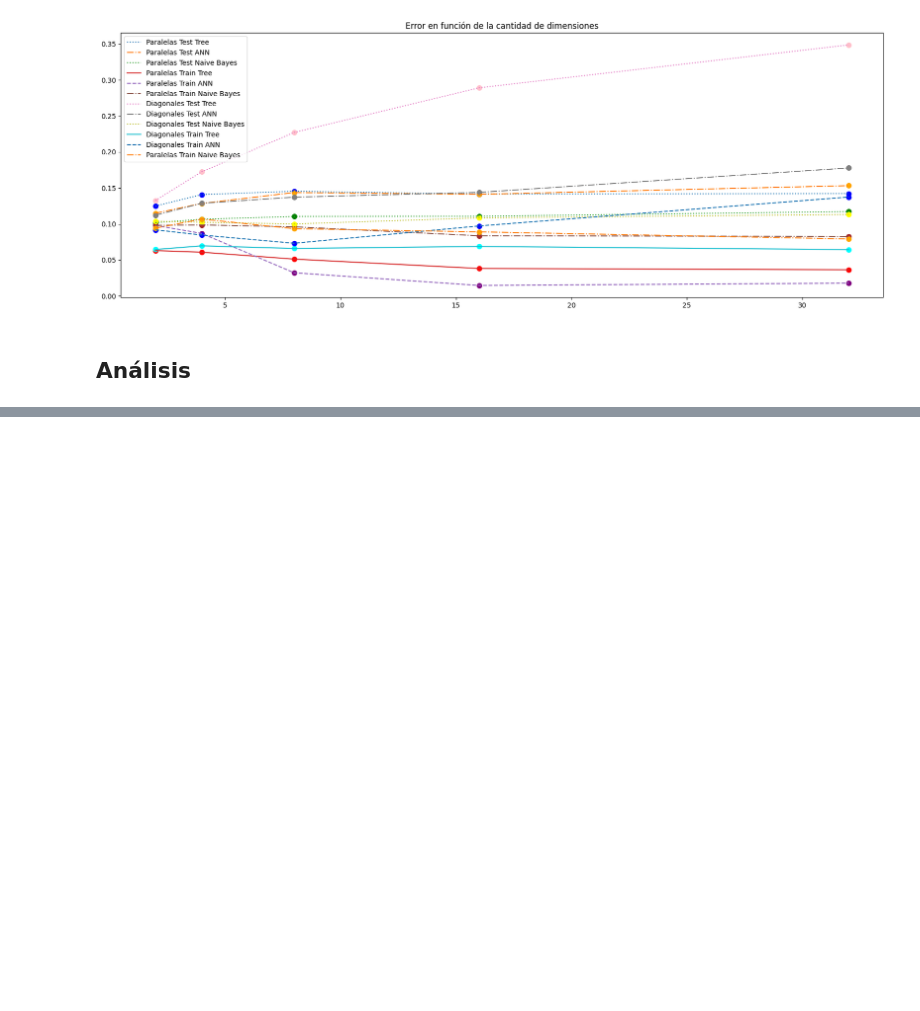
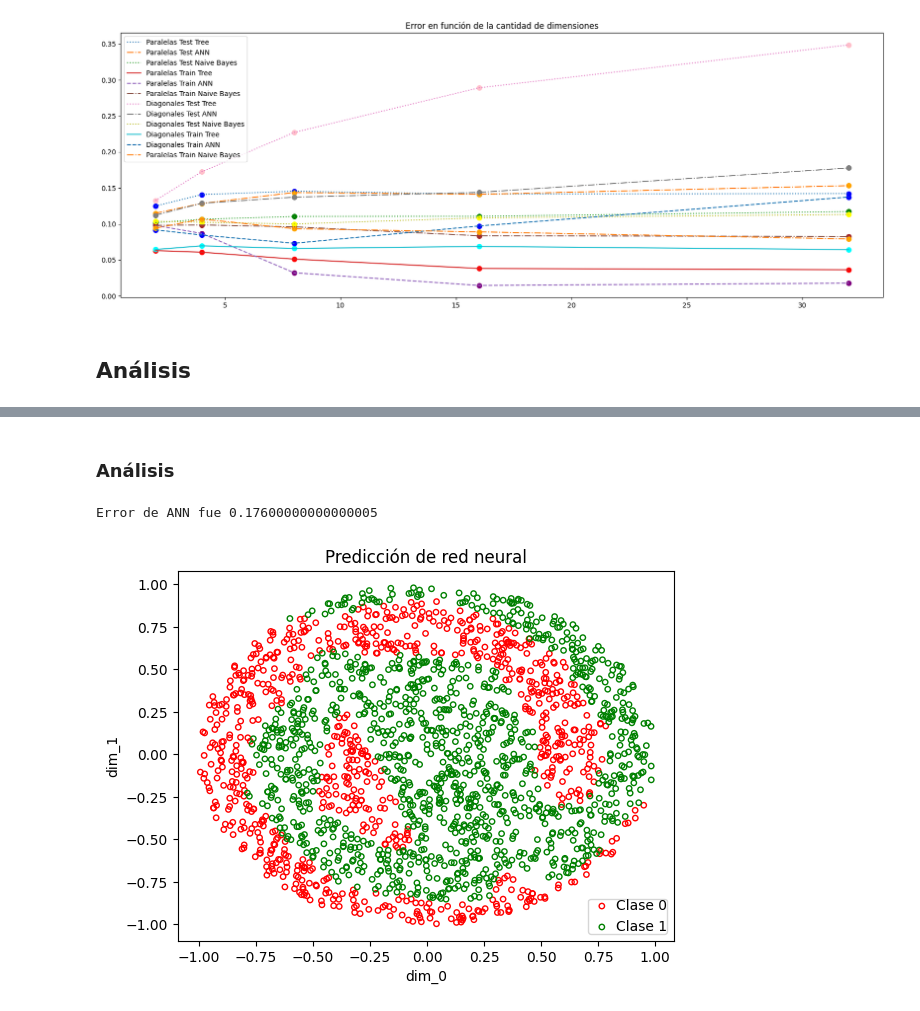
Before and after one commit to LautaroCerruti/ML-IAA-2024, a Jupyter notebook: TP3/TP3.ipynb, the cells around one changed output, grey strips where cells are left out. Saved outputs shown, nothing was run; the diff lists cells and outputs as text; code cells hidden in the pictures; blank space fills up the shorter version.

```diff
--- a/TP3/TP3.ipynb
+++ b/TP3/TP3.ipynb
@@ -813,0 +594,7 @@ plt.show()
+# %%
+#defino parámetros de la red
+epocas_por_entrenamiento=100     #numero de epocas que entrena cada vez
+eta=0.1                         #learning rate
+alfa=0.9                        #momentum
+evaluaciones = 500
+N2=20
@@ -813,0 +621,37 @@ plt.show()
+# %% [markdown]
+### Análisis
+# %%
+prediction = best_red.predict(X_test)
+test_error = zero_one_loss(y_test, prediction)
+print(f"Error de ANN fue {test_error}")
+
+idx = np.where(prediction == 0)
+plt.scatter(
+    X_test[idx, 0],
+    X_test[idx, 1],
+    facecolors='none',
+    edgecolors='r',
+    label="Clase 0",
+    cmap=plt.cm.RdYlBu,
+    s=15,
+)
+
+idx = np.where(prediction == 1)
+plt.scatter(
+    X_test[idx, 0],
+    X_test[idx, 1],
+    facecolors='none',
+    edgecolors='g',
+    label="Clase 1",
+    cmap=plt.cm.RdYlBu,
+    s=15,
+)
+
+plt.xlabel("dim_0")
+plt.ylabel("dim_1")
+plt.legend(loc="lower right", borderpad=0, handletextpad=0)
+plt.title(f'Predicción de red neural')
+plt.show()
+# %% [output]
+Error de ANN fue 0.17600000000000005
+[figure, added]
```
Also changed, not shown: parts of 59 cells of this notebook, 2 other files.
